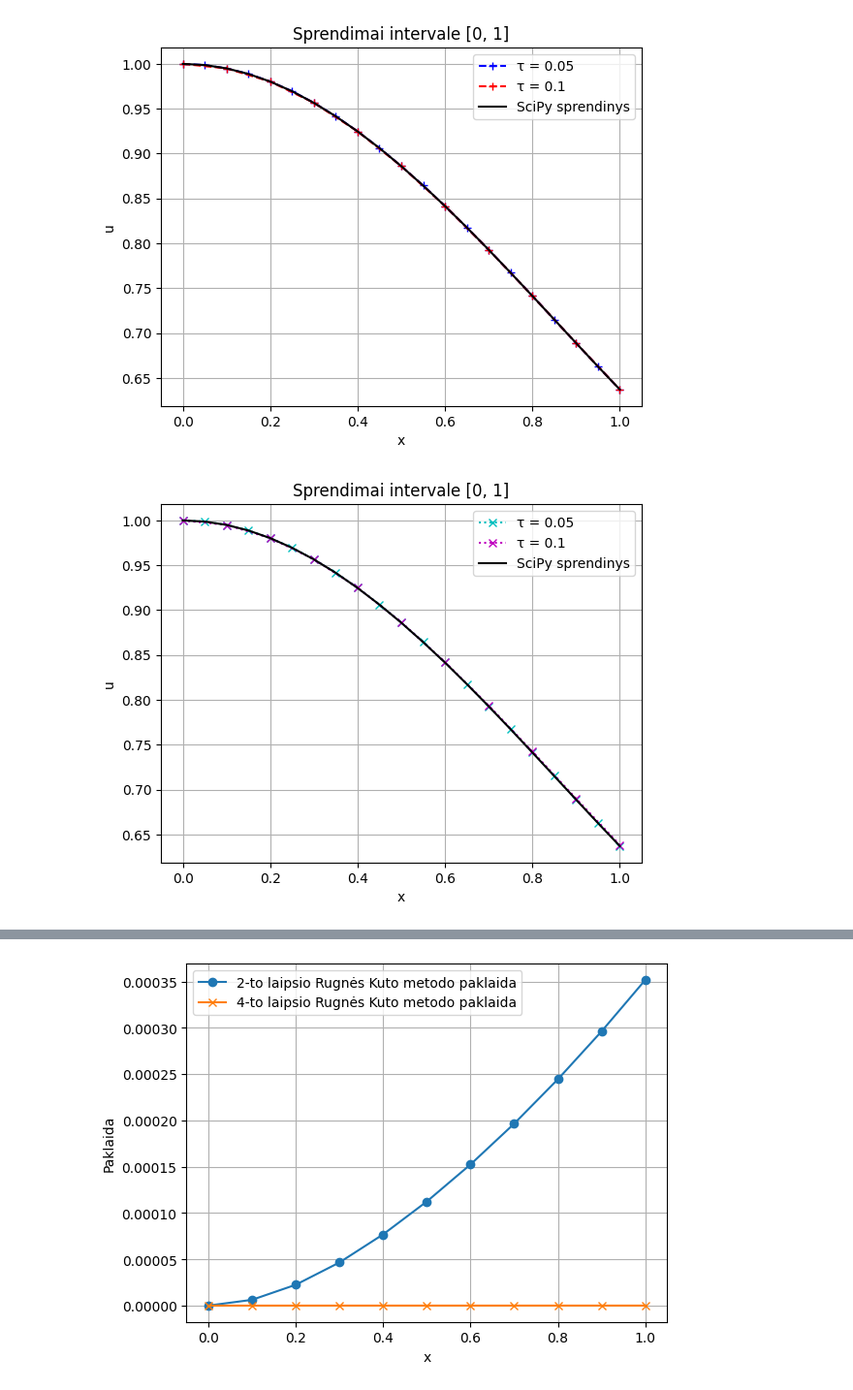
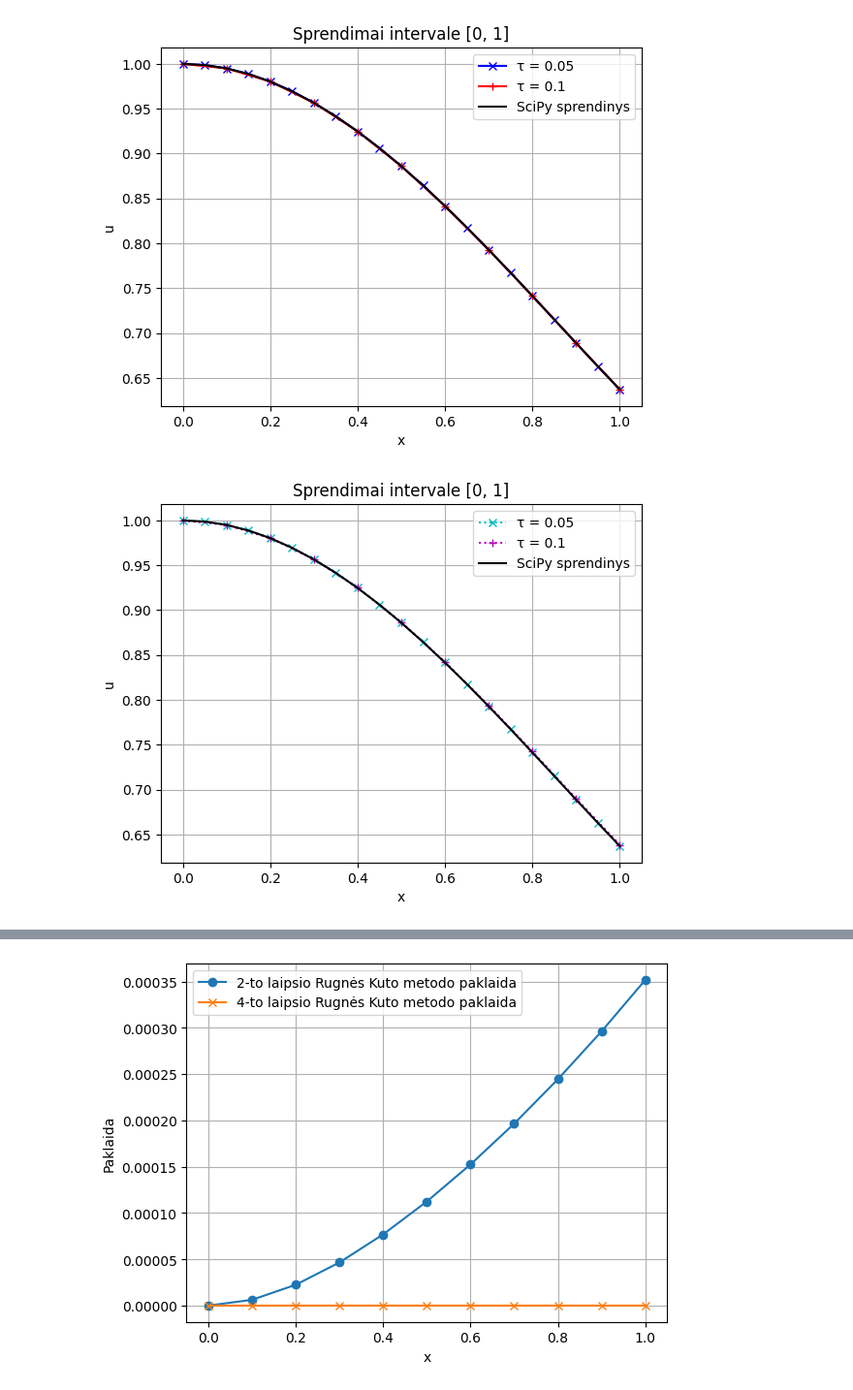
Before and after one commit to domanteli0/md, a Jupyter notebook: lab2/lab2.ipynb, the cells around one changed output, grey strips where cells are left out. Shown: that part at 97% size. Drawn from its saved outputs; the diff is of its cells as text; code cells hidden in the pictures.

Commit message:
adjust graphics

```diff
--- a/lab2/lab2.ipynb
+++ b/lab2/lab2.ipynb
@@ -50,40 +50,40 @@ ts2, rk2_ys2 = RungeKutta2(f, u0 = 1, tau = 0.1)
 
 _, scipy1 = SciPy(f, u0 = 1, tau = 0.05)
 # %%
-plt.plot(ts1, rk4_ys1, 'b--', marker='+', label='τ = 0.05')
-plt.plot(ts2, rk4_ys2, 'r--', marker='+', label='τ = 0.1')
+plt.plot(ts1, rk4_ys1, 'b', marker='x', label='τ = 0.05')
+plt.plot(ts2, rk4_ys2, 'r', marker='+', label='τ = 0.1')
 plt.plot(ts1, scipy1, color='black', label='SciPy sprendinys')
 plt.xlabel('x')
 plt.ylabel('u')
 plt.title('Sprendimai intervale [0, 1]')
 plt.legend()
 plt.grid(True)
 plt.savefig('rk4.png', dpi=300)
 plt.show()
 
 plt.plot(ts1, rk2_ys1, 'c:', marker='x', label='τ = 0.05')
-plt.plot(ts2, rk2_ys2, 'm:', marker='x', label='τ = 0.1')
+plt.plot(ts2, rk2_ys2, 'm:', marker='+', label='τ = 0.1')
 plt.plot(ts1, scipy1, color='black', label='SciPy sprendinys')
 plt.xlabel('x')
 plt.ylabel('u')
 plt.title('Sprendimai intervale [0, 1]')
 plt.legend()
 plt.grid(True)
 plt.savefig('rk2.png', dpi=300)
 plt.show()
 
-plt.plot(ts1, rk2_ys1, 'c:', marker='x', label='RK2: Žingsnis (τ) = 0.05')
-plt.plot(ts2, rk2_ys2, 'm:', marker='x', label='RK2: Žingsnis (τ) = 0.1')
-plt.plot(ts1, rk4_ys1, 'b--', marker='+', label='RK4: Žingsnis (τ) = 0.05')
-plt.plot(ts2, rk4_ys2, 'r--', marker='+', label='RK4: Žingsnis (τ) = 0.1')
-plt.plot(ts1, scipy1, color='black', label='SciPy sprendinys')
-plt.xlabel('x')
-plt.ylabel('u')
-plt.title('Sprendimai intervale [0, 1]')
-plt.legend()
-plt.grid(True)
-plt.savefig('all.png', dpi=300)
-plt.show()
+# plt.plot(ts1, rk2_ys1, 'c:', marker='x', label='RK2: Žingsnis (τ) = 0.05')
+# plt.plot(ts2, rk2_ys2, 'm:', marker='x', label='RK2: Žingsnis (τ) = 0.1')
+# plt.plot(ts1, rk4_ys1, 'b--', marker='+', label='RK4: Žingsnis (τ) = 0.05')
+# plt.plot(ts2, rk4_ys2, 'r--', marker='+', label='RK4: Žingsnis (τ) = 0.1')
+# plt.plot(ts1, scipy1, color='black', label='SciPy sprendinys')
+# plt.xlabel('x')
+# plt.ylabel('u')
+# plt.title('Sprendimai intervale [0, 1]')
+# plt.legend()
+# plt.grid(True)
+# plt.savefig('all.png', dpi=300)
+# plt.show()
 # %% [output]
-[figure, old version]
+[figure, new version]
 [figure]
```
Also changed, not shown: parts of 1 cell of this notebook, 4 other files.
